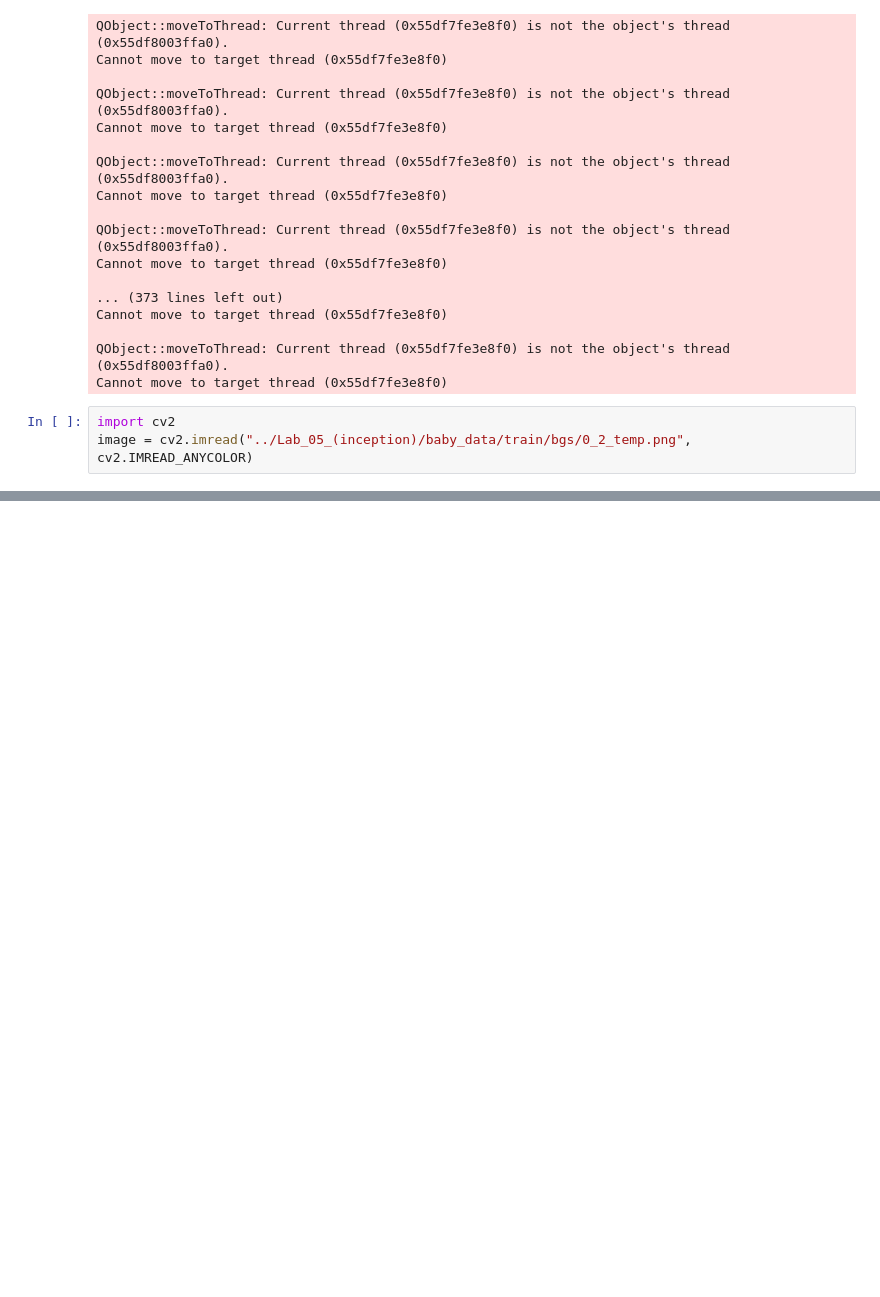
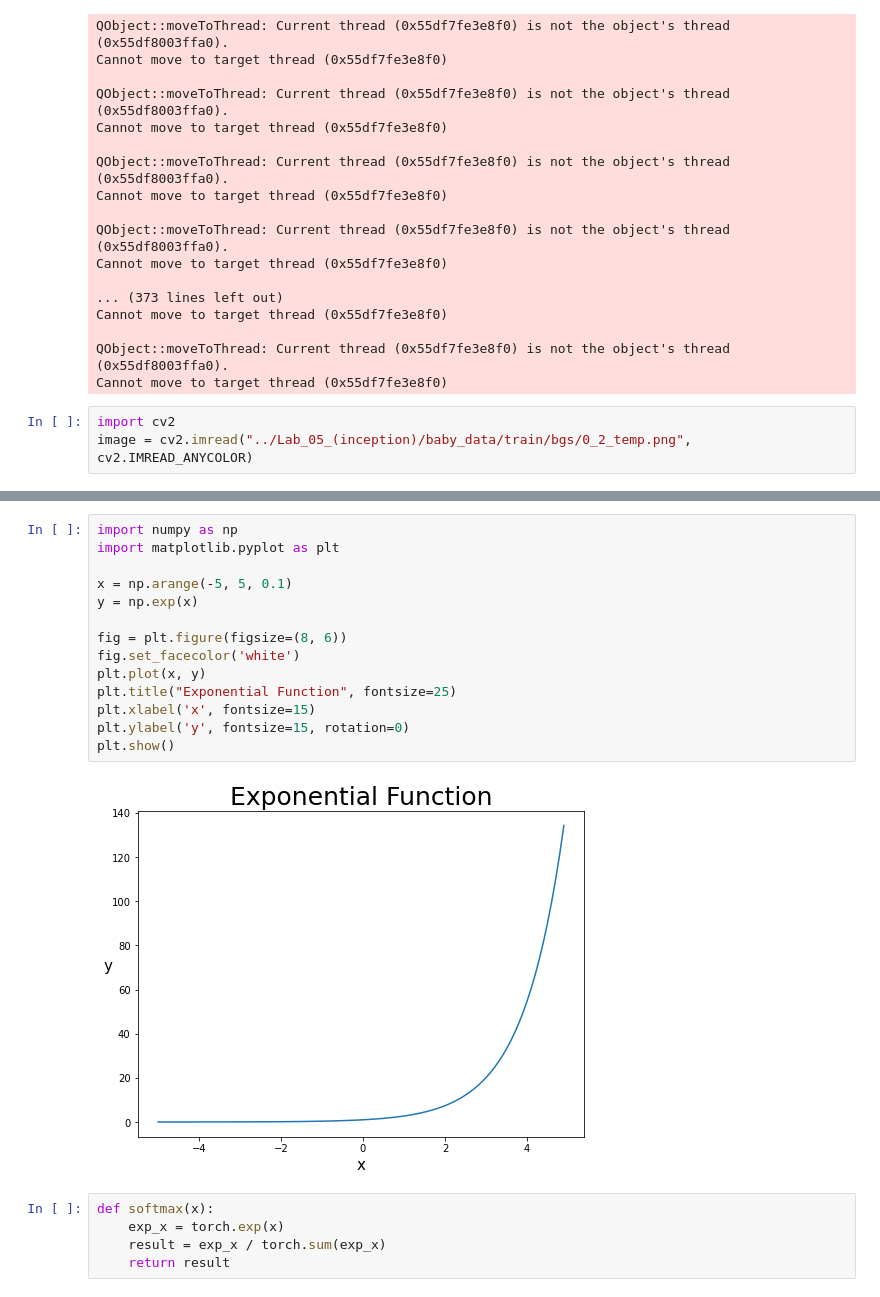
Before and after one commit to david95j2/moduDeep_pytorch, a Jupyter notebook: pytorch/Lab_06_(test)/Lab_06_inception.ipynb, the cells around one changed output, grey strips where cells are left out. Cells and saved outputs as stored; diff of their text form; blank space fills up the shorter version.

```diff
--- a/pytorch/Lab_06_(test)/Lab_06_inception.ipynb
+++ b/pytorch/Lab_06_(test)/Lab_06_inception.ipynb
@@ -97,0 +177,21 @@ print(image.shape)
+# %%
+import numpy as np
+import matplotlib.pyplot as plt
+
+x = np.arange(-5, 5, 0.1)
+y = np.exp(x)
+
+fig = plt.figure(figsize=(8, 6))
+fig.set_facecolor('white')
+plt.plot(x, y)
+plt.title("Exponential Function", fontsize=25)
+plt.xlabel('x', fontsize=15)
+plt.ylabel('y', fontsize=15, rotation=0)
+plt.show()
+# %% [output]
+[figure, added]
+# %%
+def softmax(x):
+    exp_x = torch.exp(x)
+    result = exp_x / torch.sum(exp_x)
+    return result
```
Also changed, not shown: parts of 15 cells of this notebook.
